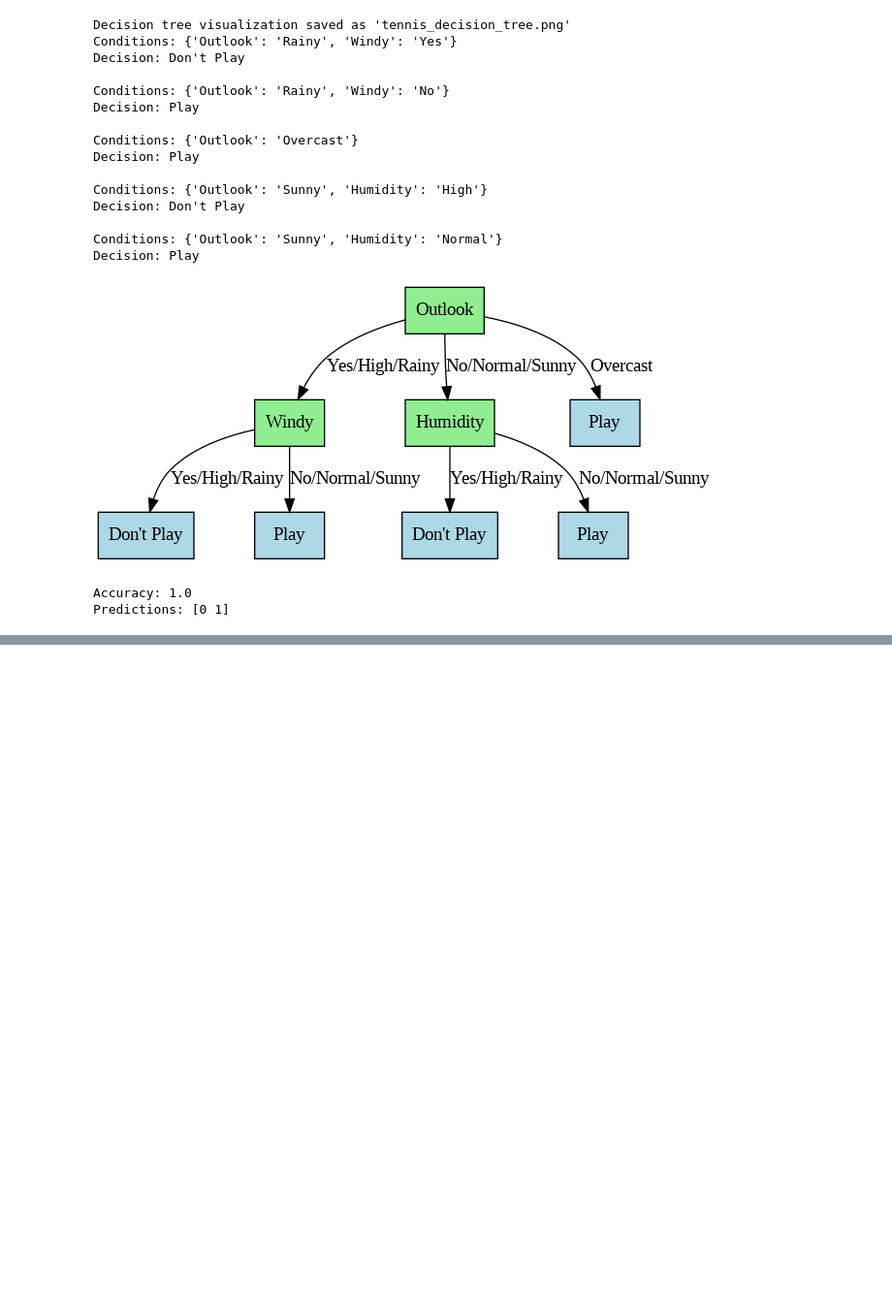
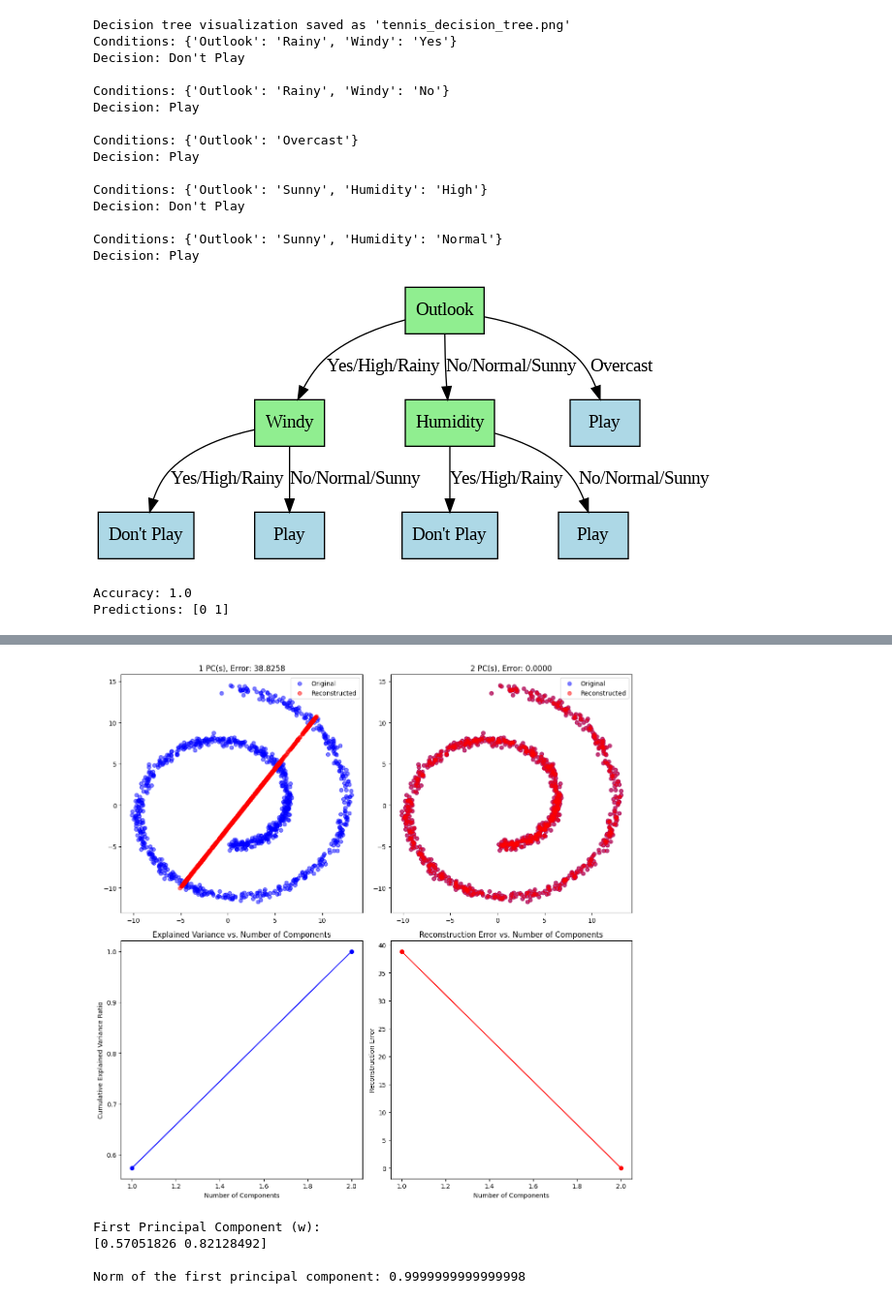
Before and after one commit to woodRock/deep-learning-goodfellow, a Jupyter notebook: chapter_5_machine_learning_basics.ipynb, the cells around one changed output, grey strips where cells are left out. Shown at 97% size. Saved outputs shown, nothing was run; the diff lists cells and outputs as text; code cells hidden in the pictures; blank space fills up the shorter version.

```diff
--- a/chapter_5_machine_learning_basics.ipynb
+++ b/chapter_5_machine_learning_basics.ipynb
@@ -1388,0 +1618,65 @@ Predictions: [0 1]
+# %%
+import numpy as np
+import matplotlib.pyplot as plt
+from sklearn.datasets import make_swiss_roll
+from sklearn.decomposition import PCA
+
+# Generate Swiss Roll dataset
+n_samples = 1000
+X, _ = make_swiss_roll(n_samples=n_samples, noise=0.3, random_state=42)
+X = X[:, [0, 2]]  # Use only two dimensions for visualization
+
+# Perform PCA
+pca = PCA()
+X_pca = pca.fit_transform(X)
+
+def reconstruct_pca(X_pca, pca, n_components):
+    """Reconstruct data using the first n_components"""
+    return np.dot(X_pca[:, :n_components], pca.components_[:n_components, :]) + pca.mean_
+
+def calculate_reconstruction_error(X, X_reconstructed):
+    """Calculate the mean squared reconstruction error"""
+    return np.mean(np.sum((X - X_reconstructed) ** 2, axis=1))
+
+# Plot original data and reconstructions
+fig, axs = plt.subplots(2, 2, figsize=(12, 12))
+axs = axs.ravel()
+
+reconstructions = [1, 2]
+for i, n_components in enumerate(reconstructions):
+    X_reconstructed = reconstruct_pca(X_pca, pca, n_components)
+    error = calculate_reconstruction_error(X, X_reconstructed)
+
+    axs[i].scatter(X[:, 0], X[:, 1], c='blue', alpha=0.5, label='Original')
+    axs[i].scatter(X_reconstructed[:, 0], X_reconstructed[:, 1], c='red', alpha=0.5, label='Reconstructed')
+    axs[i].set_title(f'{n_components} PC(s), Error: {error:.4f}')
+    axs[i].legend()
+
+# Plot cumulative explained variance ratio
+explained_variance_ratio = pca.explained_variance_ratio_
+cumulative_variance_ratio = np.cumsum(explained_variance_ratio)
+axs[2].plot(range(1, len(cumulative_variance_ratio) + 1), cumulative_variance_ratio, 'bo-')
+axs[2].set_xlabel('Number of Components')
+axs[2].set_ylabel('Cumulative Explained Variance Ratio')
+axs[2].set_title('Explained Variance vs. Number of Components')
+
+# Plot reconstruction error vs number of components
+errors = [calculate_reconstruction_error(X, reconstruct_pca(X_pca, pca, i)) for i in range(1, X.shape[1] + 1)]
+axs[3].plot(range(1, len(errors) + 1), errors, 'ro-')
+axs[3].set_xlabel('Number of Components')
+axs[3].set_ylabel('Reconstruction Error')
+axs[3].set_title('Reconstruction Error vs. Number of Components')
+
+plt.tight_layout()
+plt.show()
+
+# Print the first principal component
+print("First Principal Component (w):")
+print(pca.components_[0])
+print("\nNorm of the first principal component:", np.linalg.norm(pca.components_[0]))
+# %% [output]
+[figure, added]
+First Principal Component (w):
+[0.57051826 0.82128492]
+
+Norm of the first principal component: 0.9999999999999998
```
Also changed, not shown: parts of 18 cells of this notebook.
